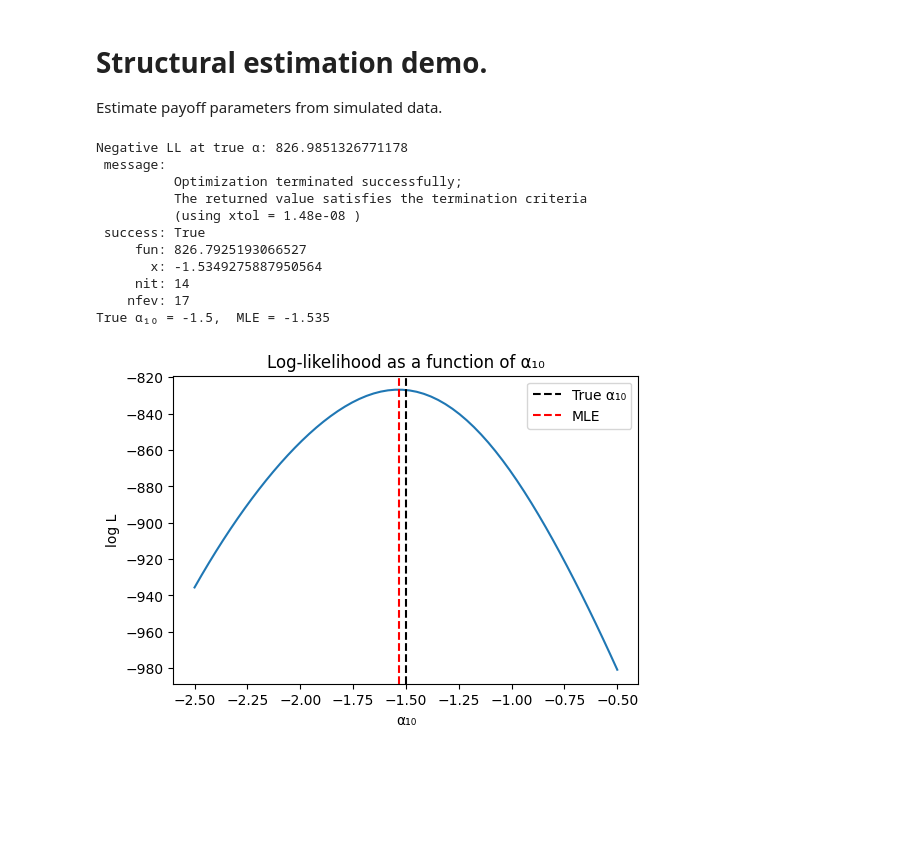
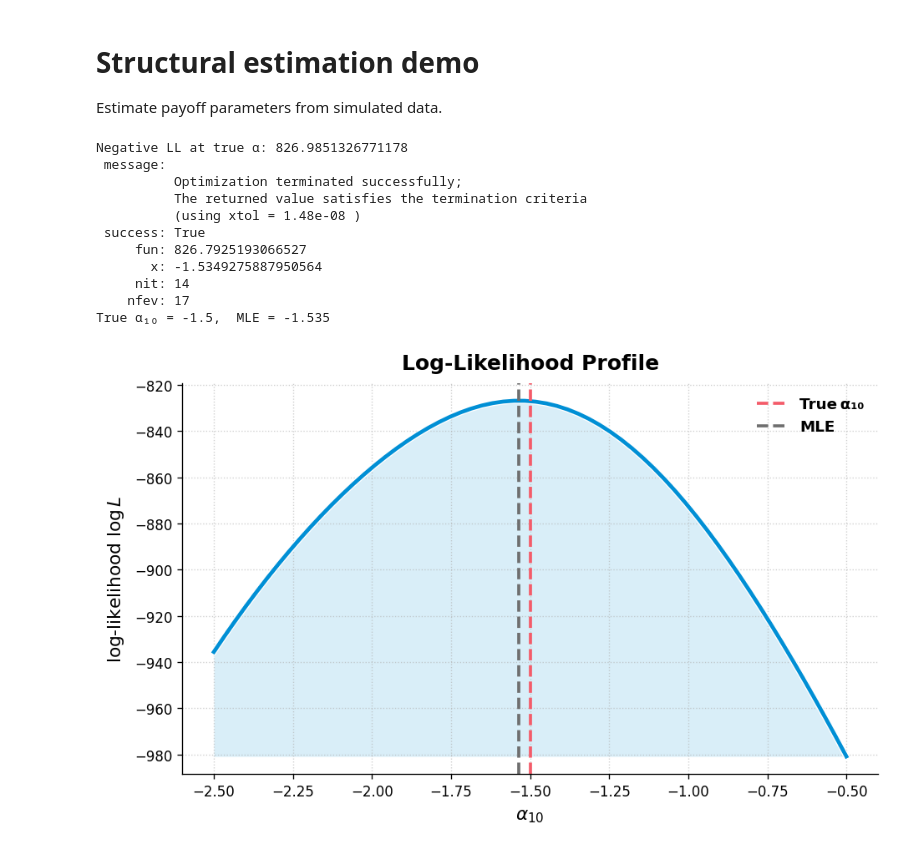
Before and after one commit to mirkodemaria/discrete-game-toolkit, a Jupyter notebook: notebooks/03_structural_estimation.ipynb, the cells around one changed output. Drawn from its saved outputs; the diff is of its cells as text; code cells hidden in the pictures; blank space fills up the shorter version.

```diff
--- a/notebooks/03_structural_estimation.ipynb
+++ b/notebooks/03_structural_estimation.ipynb
@@ -1,5 +1,5 @@
 # %% [markdown]
-# Structural estimation demo.
+# Structural estimation demo
 
 Estimate payoff parameters from simulated data.
 # %%
@@ -9,22 +9,24 @@ Estimate payoff parameters from simulated data.
 # Very small‑scale MLE example: estimate a single payoff intercept
 # holding all other parameters fixed, using simulated data.
 
-# %% [markdown]
+# Author: Mirko De Maria (July 2025)
+# m.de-maria@imperial.ac.uk
+# mirkodemaria.com
 """
-# 03  Structural Estimation Demo *(one‑parameter MLE)*
+# 03 Structural Estimation Demo *(one-parameter MLE)*
 
-Goal: show how to take the toolkit’s CCP / likelihood machinery and
+Goal: show how to take the toolkit's CCP / likelihood machinery and
 embed it in an optimisation routine.
 
 We:
-1. Fix **all** payoff parameters except Firm 1’s intercept `α₁₀`.
-2. Simulate 1 000 markets under the *true* α₁₀ = −1.5.
-3. Maximise the log‑likelihood over α₁₀ using `scipy.optimize`.
+1. Fix all payoff parameters except Firm 1's intercept `α₁₀`.
+2. Simulate 1,000 markets under the *true* α₁₀ = -1.5.
+3. Maximise the log-likelihood over α₁₀ using `scipy.optimize`.
 4. Compare the MLE to the truth and plot the likelihood curve.
 """
 # %%
 import sys, pathlib, os
-# Path to the *src* directory that contains the package
+# Path to the *src* directory that contains some packages
 root = pathlib.Path().resolve()
 src_path = root.parent / "src"
 sys.path.append(str(src_path))
@@ -75,39 +77,67 @@ def neg_loglik(alpha10):
     Q, _  = compute_joint_distribution(p_eq, np.ones((num_z**2,1)))
     ll = 0.0
     for s,a in zip(states, actions):
         idx = (a[0]<<1) + a[1]
         ll += np.log(Q[s, idx] + 1e-12)
     return -ll
 
 # quick check
 print("Negative LL at true α:", neg_loglik(TRUE_ALPHA10))
 
 # %% 4  Estimate via scalar minimisation
 res = minimize_scalar(neg_loglik, bracket=(-3,0))
 print(res)
 print(f"True α₁₀ = {TRUE_ALPHA10},  MLE = {res.x:.3f}")
 
 # %% 5  Plot the likelihood curve
-grid = np.linspace(TRUE_ALPHA10-1, TRUE_ALPHA10+1, 60)
+import matplotlib.patheffects as pe
+
+# --- Style palette -----------------------------------------------------------
+curve_color = "#008FD5"
+true_color  = "#F45B69"
+mle_color   = "#6E6E6E"
+lw          = 2.8
+halo        = [pe.Stroke(linewidth=lw + 1.6, foreground="white"), pe.Normal()]
+
+# Evaluate log‑likelihood
+grid = np.linspace(TRUE_ALPHA10 - 1, TRUE_ALPHA10 + 1, 60)
 ll_vals = [-neg_loglik(a) for a in grid]
-plt.plot(grid, ll_vals)
-plt.axvline(TRUE_ALPHA10, color="k", ls="--", label="True α₁₀")
-plt.axvline(res.x,      color="red", ls="--", label="MLE")
-plt.title("Log‑likelihood as a function of α₁₀")
-plt.xlabel("α₁₀")
-plt.ylabel("log L")
-plt.legend()
+
+fig, ax = plt.subplots(figsize=(8, 5), dpi=120)
+
+# Log‑likelihood curve
+ax.plot(grid, ll_vals, color=curve_color, linewidth=lw, path_effects=halo)
+ax.fill_between(grid, min(ll_vals), ll_vals, color=curve_color, alpha=0.15, linewidth=0)
+
+# Vertical reference lines
+ax.axvline(TRUE_ALPHA10, color=true_color, ls="--", lw=2.2, label="True α₁₀")
+ax.axvline(res.x,        color=mle_color, ls="--", lw=2.2, label="MLE")
+
+# --- Cosmetics ---------------------------------------------------------------
+ax.set_xlabel(r"$\alpha_{10}$", fontsize=13, labelpad=6)
+ax.set_ylabel(r"log‑likelihood $\log L$", fontsize=13, labelpad=6)
+ax.set_title("Log‑Likelihood Profile", fontsize=15, weight="bold", pad=10)
+
+ax.grid(True, linestyle=":", linewidth=0.8, alpha=0.6)
+ax.spines["top"].set_visible(False)
+ax.spines["right"].set_visible(False)
+
+leg = ax.legend(frameon=False, fontsize=11)
+for txt in leg.get_texts():
+    txt.set_fontweight("bold")
+
+fig.tight_layout()
 plt.show()
 # %% [output]
 Negative LL at true α: 826.9851326771178
  message:
           Optimization terminated successfully;
           The returned value satisfies the termination criteria
           (using xtol = 1.48e-08 )
  success: True
      fun: 826.7925193066527
        x: -1.5349275887950564
      nit: 14
     nfev: 17
 True α₁₀ = -1.5,  MLE = -1.535
-[figure, old version]
+[figure, new version]
```
Also changed, not shown: 6 other files.
